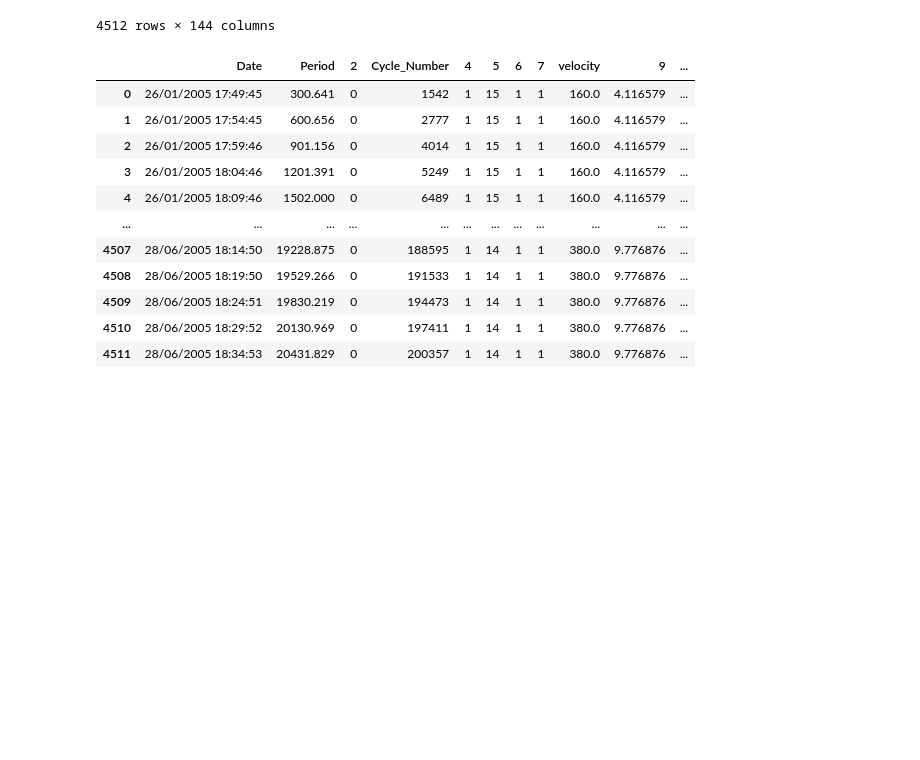
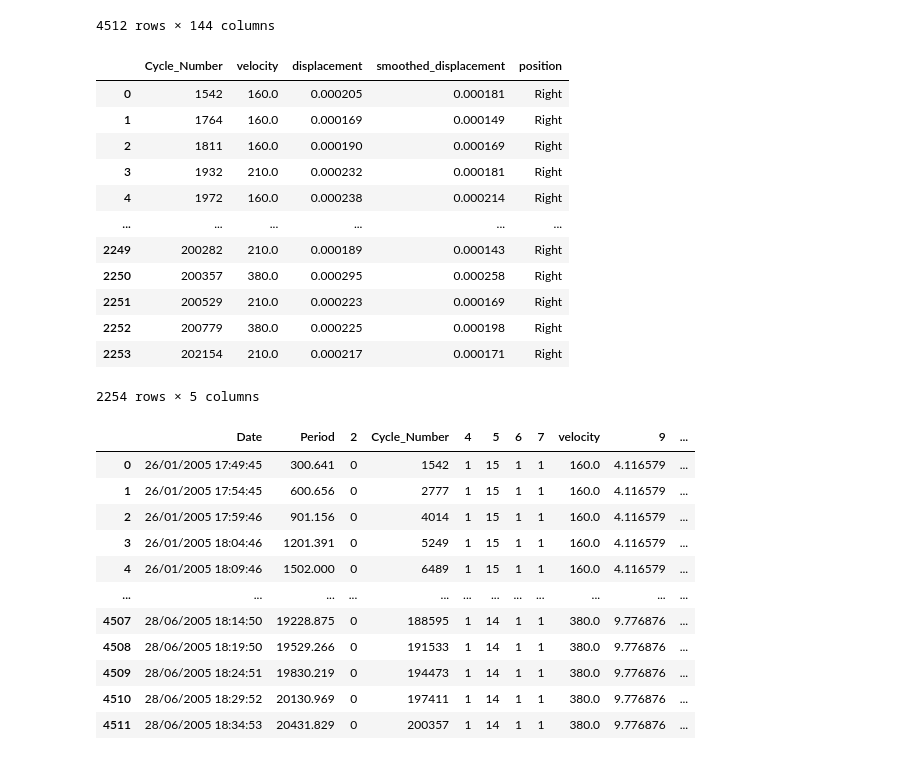
Before and after one commit to rammalali/FYP, a Jupyter notebook: ML/notebooks/model_creation_2.ipynb, the cells around one changed output. Cells and saved outputs as stored; diff of their text form; code cells hidden in the pictures; blank space fills up the shorter version.

```diff
--- a/notebooks/model_creation_2.ipynb
+++ b/ML/notebooks/model_creation_2.ipynb
@@ -36,6 +36,44 @@ combined_df
 | 4510 | 28/06/2005 18:29:52 | 20130.969 | 0 | 197411 | 1 | 14 | 1 | 1 | 380.0 | 9.776876 | ... |
 | 4511 | 28/06/2005 18:34:53 | 20431.829 | 0 | 200357 | 1 | 14 | 1 | 1 | 380.0 | 9.776876 | ... |
 4512 rows × 144 columns
+# %%
+import pandas as pd
+
+def merge_experiments(df):
+    # Group by Cycle_Number, velocity, and experiment_number, and calculate the mean for displacement and smoothed_displacement
+    df_grouped = df.groupby(['Cycle_Number', 'velocity', 'experiment_number'], as_index=False).agg({
+        'displacement': 'mean',
+        'smoothed_displacement': 'mean',
+        'position': 'first'  # Assuming position doesn't need averaging; it retains the first value
+    })
+
+    # After the first grouping by experiment, further group by Cycle_Number and velocity to merge across experiments
+    df_merged = df_grouped .groupby(['Cycle_Number', 'velocity'], as_index=False).agg({
+        'displacement': 'mean',
+        'smoothed_displacement': 'mean',
+        'position': 'first'  # Assuming position doesn't need averaging
+    })
+    return df_merged
+
+# Apply the function to combined_df
+merged_df = merge_experiments(combined_df)
+
+# Now that we've averaged across experiments, drop the experiment_number column
+merged_df
+# %% [output]
+|  | Cycle_Number | velocity | displacement | smoothed_displacement | position |
+| 0 | 1542 | 160.0 | 0.000205 | 0.000181 | Right |
+| 1 | 1764 | 160.0 | 0.000169 | 0.000149 | Right |
+| 2 | 1811 | 160.0 | 0.000190 | 0.000169 | Right |
+| 3 | 1932 | 210.0 | 0.000232 | 0.000181 | Right |
+| 4 | 1972 | 160.0 | 0.000238 | 0.000214 | Right |
+| ... | ... | ... | ... | ... | ... |
+| 2249 | 200282 | 210.0 | 0.000189 | 0.000143 | Right |
+| 2250 | 200357 | 380.0 | 0.000295 | 0.000258 | Right |
+| 2251 | 200529 | 210.0 | 0.000223 | 0.000169 | Right |
+| 2252 | 200779 | 380.0 | 0.000225 | 0.000198 | Right |
+| 2253 | 202154 | 210.0 | 0.000217 | 0.000171 | Right |
+2254 rows × 5 columns
 # %%
 # Modify the 'position' column: "Right" becomes 0, "Left" becomes 1
 combined_df['position'] = combined_df['position'].replace({'Right': 0, 'Left': 1})
```
Also changed, not shown: parts of 2 cells of this notebook, 29 other files.
